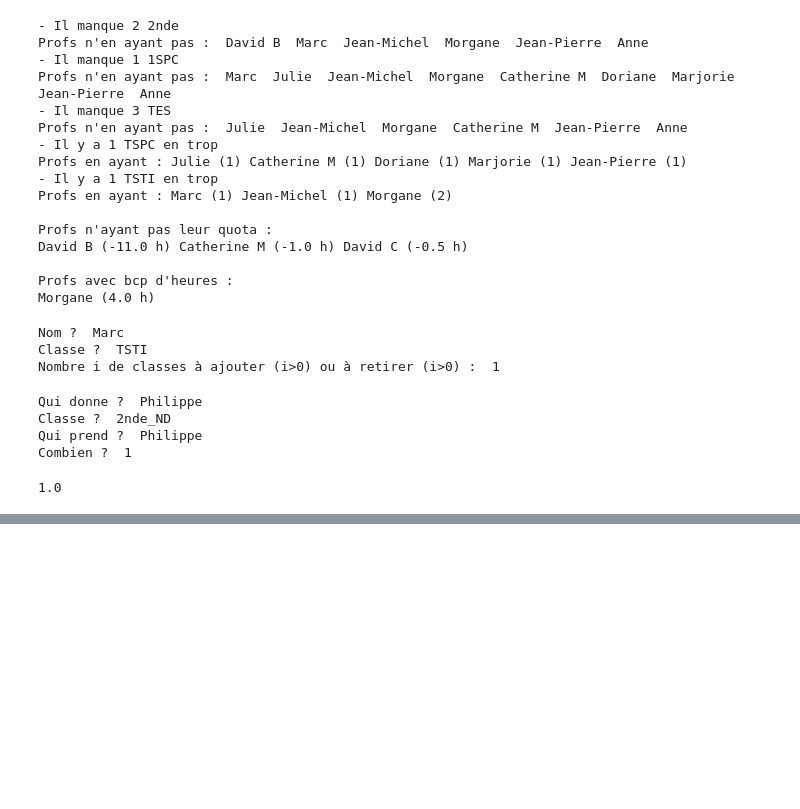
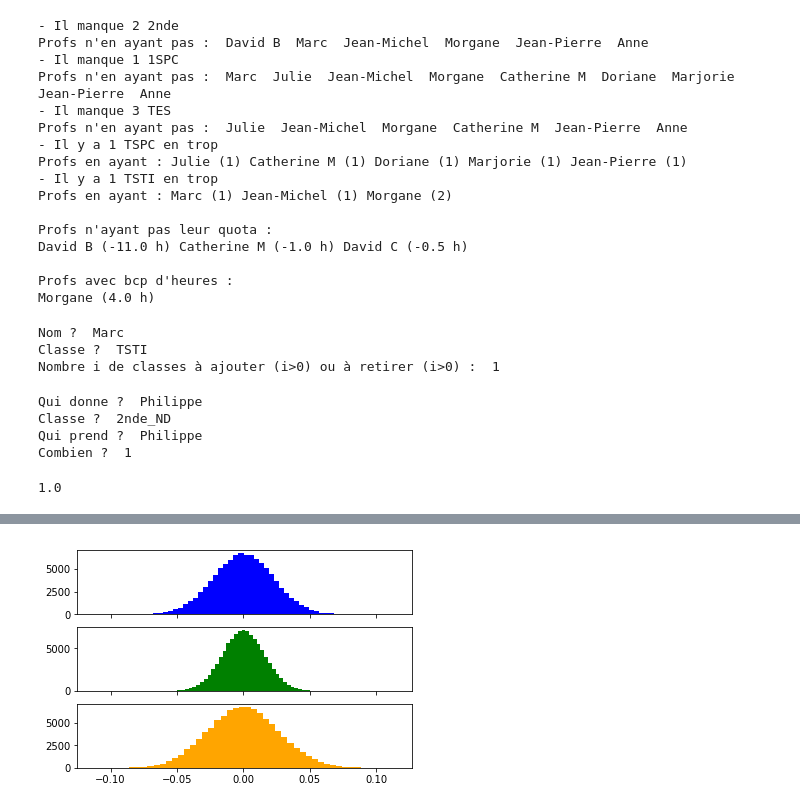
Before and after one commit to Cordier-Info/Recap, a Jupyter notebook: recap.ipynb, the cells around one changed output, grey strips where cells are left out. Cells and saved outputs as stored; diff of their text form; code cells hidden in the pictures; blank space fills up the shorter version.

```diff
--- a/recap.ipynb
+++ b/recap.ipynb
@@ -243,0 +331,88 @@ tableau.loc[tableau['Noms']=='Marc', '1STI'].values[0]
+# %%
+#!/usr/bin/env python3
+# -*- coding: utf-8 -*-
+"""
+Created on Fri Jun 26 13:58:04 2020
+
+@author: anne-laurefrancois
+
+Evaluation de l'incertitude sur la vitesse à partir de mesures de distances
+et de durées - Méthode de Monte Carlo
+"""
+
+
+import numpy as np
+from matplotlib import pyplot as plt
+
+#%% Définition du tirage au sort de la valeur d'une variable
+
+"""
+    Renvoie une valeur x aléatoire de la variable X d'incertitude-type u(X)
+        X = [x, u(X)]
+"""
+
+def Alea(X):
+    tirage = np.random.normal()   # Tirage entre -infini et +infini (loi normale)
+    return X[0]+X[1]*tirage
+
+
+
+
+#%% Entrées
+
+Distance = [2.00e-1, 5e-3]                    # [Distance mesurée [m], incertitude sur la distance]
+Durée = [5.85e-4 , 1e-5]                 # [Durée mesurée [s], incertitude sur la durée]
+
+
+#%% Calcul de la vitesse
+
+Vitesse = Distance[0]/Durée[0]              # Vitesse calculée à partir des entrées [m/s]
+
+
+#%% Méthode de Monte Carlo pour trouver l'incertitude sur la vitesse sans composition des incertitudes
+
+nombre_essais = 100000
+Xd = np.zeros(nombre_essais)                 # crée un tableau pour stocker les valeurs tirées au hasard de la distance
+Xt = np.zeros(nombre_essais)                 # crée un tableau pour stocker les valeurs tirées au hasard de la durée
+Xv = np.zeros(nombre_essais)                 # crée un tableau pour stocker les valeurs tirées au hasard de la vitesse
+
+for i in range(nombre_essais):               # Réitère nombre_essais fois le processus
+    Xd[i] = Alea(Distance)
+    Xt[i] = Alea(Durée)
+    Aleav = Alea(Distance)/(Alea(Durée))     # Tire au hasard une valeur de la vitesse
+    Xv[i] = Aleav                            # Ajoute la valeur au tableau Xv
+
+Moyd = np.sum(Xd) / nombre_essais
+Moyt = np.sum(Xt) / nombre_essais
+Moyv = np.sum(Xv) / nombre_essais                 # Calcule la moyenne des valeurs de la vitesse
+
+print(Distance[1]/Distance[0],(1/(nombre_essais - 1) * np.sum((Xd - Moyd)**2))**0.5 / Moyd)
+print(Durée[1]/Durée[0],(1/(nombre_essais - 1) * np.sum((Xt - Moyt)**2))**0.5 / Moyt)
+
+incertitude = (1/(nombre_essais - 1) * np.sum((Xv - Moyv)**2))**0.5  # Calcule l'écart-type pour la valeur de la vitesse calculée à partir des entrées
+incertitude_élargie = 2 * incertitude                                # Calcule l'incertitude pour un intervalle de confiance à 95 %
+
+#incertitude = np.sqrt((Distance[1]/Distance[0])**2+(Durée[1]/Durée[0])**2)*Moyv
+#%% Affichage
+
+fig, (ax1, ax2, ax3) = plt.subplots(3, sharex=True)
+
+print('Calcul de la vitesse à partir des mesures (Entrées):', Vitesse)
+print('Moyenne des valeurs de la vitesse:', Moyv)
+print('incertitude sur la valeur calculée de la vitesse:',incertitude)
+
+ax1.hist((Xd-Moyd)/np.amax(Xd), bins = 50, color = 'blue')
+ax2.hist((Xt-Moyt)/np.amax(Xt), bins = 50, color = 'green')
+ax3.hist((Xv-Moyv)/np.amax(Xv), bins = 50, color = 'orange')
+
+#pyplot.hist(Xt, range = (0.0005, 0.0007), bins = 50, color = 'red', edgecolor = 'black')
+#pyplot.figure()
+#pyplot.hist(Xd, range = (0.15, 0.25), bins = 50, color = 'blue', edgecolor = 'black')
+
+#pyplot.figure()
+#pyplot.hist(Xv, range = (300, 400), bins = 50, color = 'orange', edgecolor = 'black')
+#plt.xlabel('v (m/s)')
+#plt.ylabel('effectif')
+#plt.title('Pour 100 000 essais')
+plt.show()
+# %% [output]
@@ -243,0 +424 @@ tableau.loc[tableau['Noms']=='Marc', '1STI'].values[0]
+[figure, added]
```
Also changed, not shown: parts of 2 cells of this notebook.
